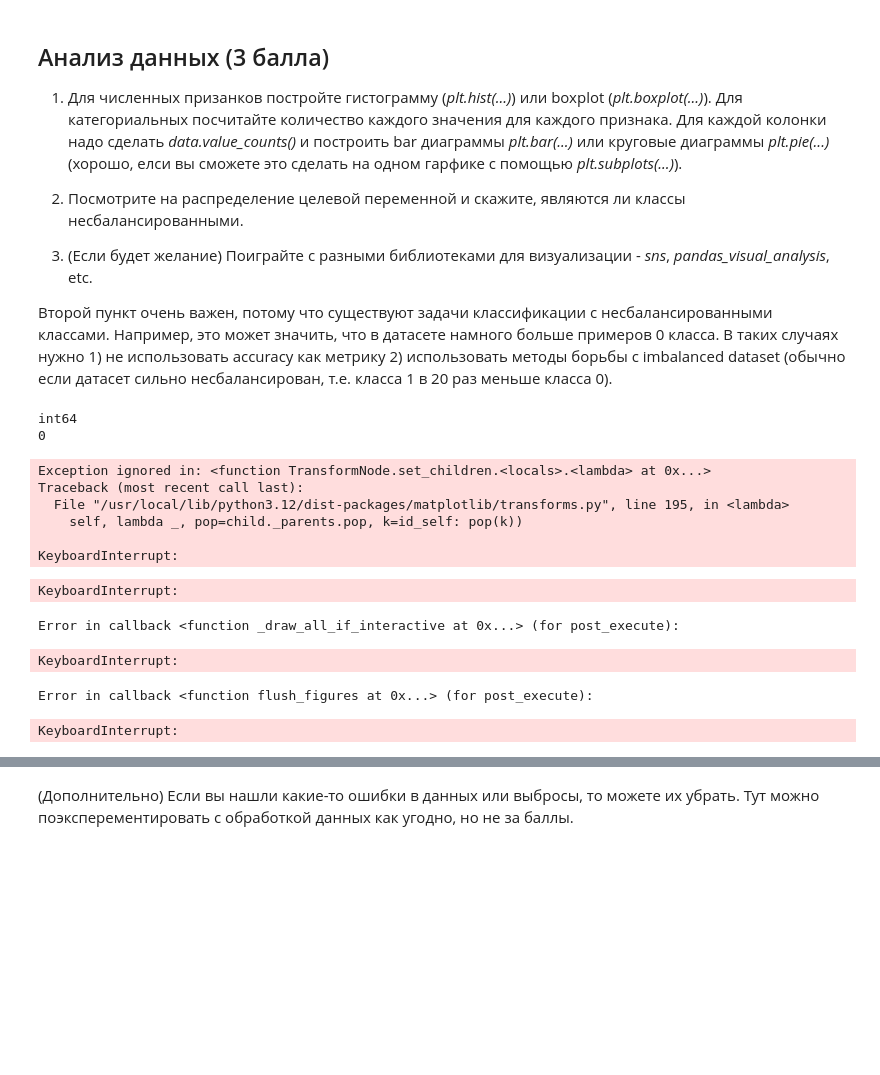
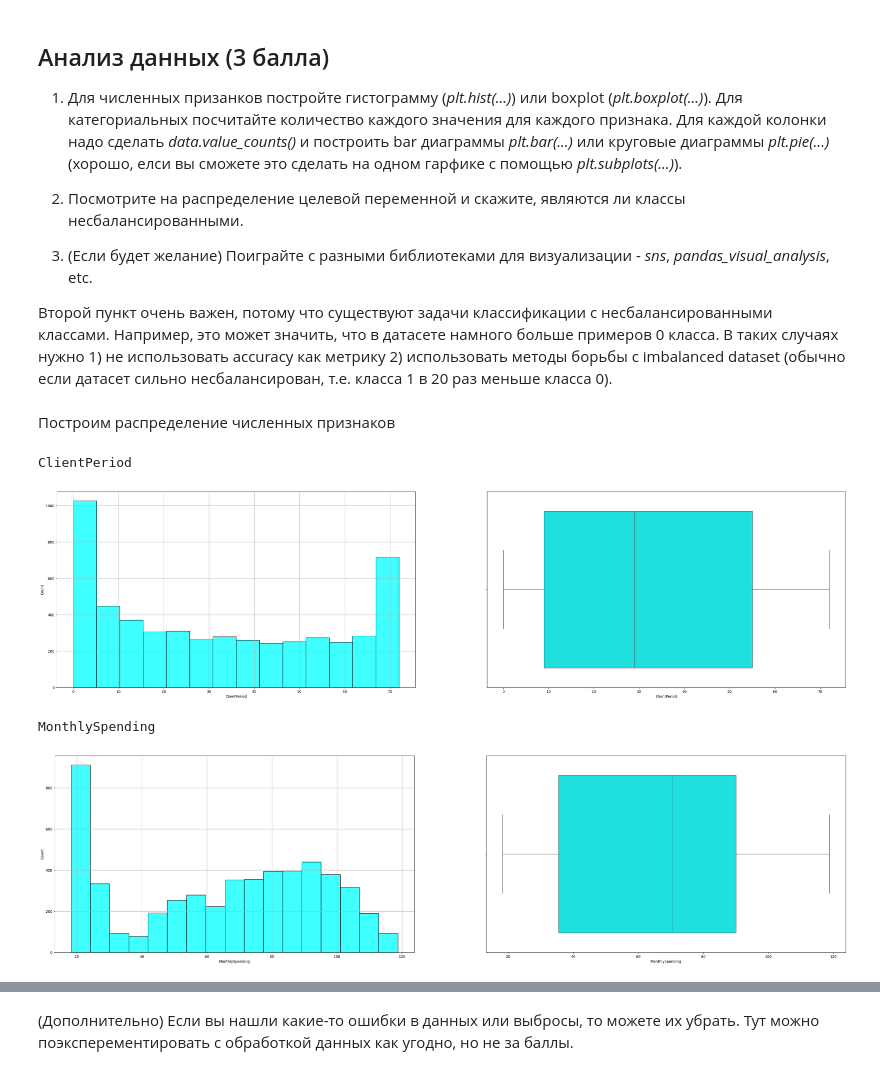
Before and after one commit to bbalandin/Trial, a Jupyter notebook: week_03_composition_model_selection/Homework/hw_3_kaggle.ipynb, the cells around one changed output, grey strips where cells are left out. Saved outputs shown, nothing was run; the diff lists cells and outputs as text; code cells hidden in the pictures; blank space fills up the shorter version.

```diff
--- a/week_03_composition_model_selection/Homework/hw_3_kaggle.ipynb
+++ b/week_03_composition_model_selection/Homework/hw_3_kaggle.ipynb
@@ -143,8 +143,8 @@ random_dataframe
 
 # Числовые признаки
 num_cols = [
-    # 'ClientPeriod',
-    # 'MonthlySpending',
+    'ClientPeriod',
+    'MonthlySpending',
     'TotalSpent'
 ]
 
@@ -203,9 +203,3 @@ dtype: int64
 3) (Если будет желание) Поиграйте с разными библиотеками для визуализации - *sns*, *pandas_visual_analysis*, etc.
 
 Второй пункт очень важен, потому что существуют задачи классификации с несбалансированными классами. Например, это может значить, что в датасете намного больше примеров 0 класса. В таких случаях нужно 1) не использовать accuracy как метрику 2) использовать методы борьбы с imbalanced dataset (обычно если датасет сильно несбалансирован, т.е. класса 1 в 20 раз меньше класса 0).
-# %%
-print(data['ClientPeriod'].dtypes)
-print(data['ClientPeriod'].isnull().sum())
-# %% [output]
-int64
-0
@@ -212,19 +208,16 @@ int64
+# %% [markdown]
+Построим распределение численных признаков
 # %%
-for numeric_elem in num_cols:
-  fig, axes = plt.subplots(1, 2, figsize=(25, 6))
+for numeric_elem in num_cols[:-1]:
+  fig, axes = plt.subplots(1, 2, figsize=(40, 10))
+  print(numeric_elem)
+  # в TotalSpent есть пустые строки
   axes[0].grid(True)
   sns.histplot(ax=axes[0], x=data[numeric_elem], color='cyan')
   sns.boxplot(ax=axes[1], x=data[numeric_elem], color='cyan')
   plt.show()
 # %% [output]
-Exception ignored in: <function TransformNode.set_children.<locals>.<lambda> at 0x...>
-Traceback (most recent call last):
-  File "/usr/local/lib/python3.12/dist-packages/matplotlib/transforms.py", line 195, in <lambda>
-    self, lambda _, pop=child._parents.pop, k=id_self: pop(k))
-
-KeyboardInterrupt:
+ClientPeriod
+[figure, added]
-KeyboardInterrupt:
+MonthlySpending
-Error in callback <function _draw_all_if_interactive at 0x...> (for post_execute):
-KeyboardInterrupt:
-Error in callback <function flush_figures at 0x...> (for post_execute):
-KeyboardInterrupt:
+[figure, added]
```
Also changed, not shown: parts of 8 cells of this notebook.
